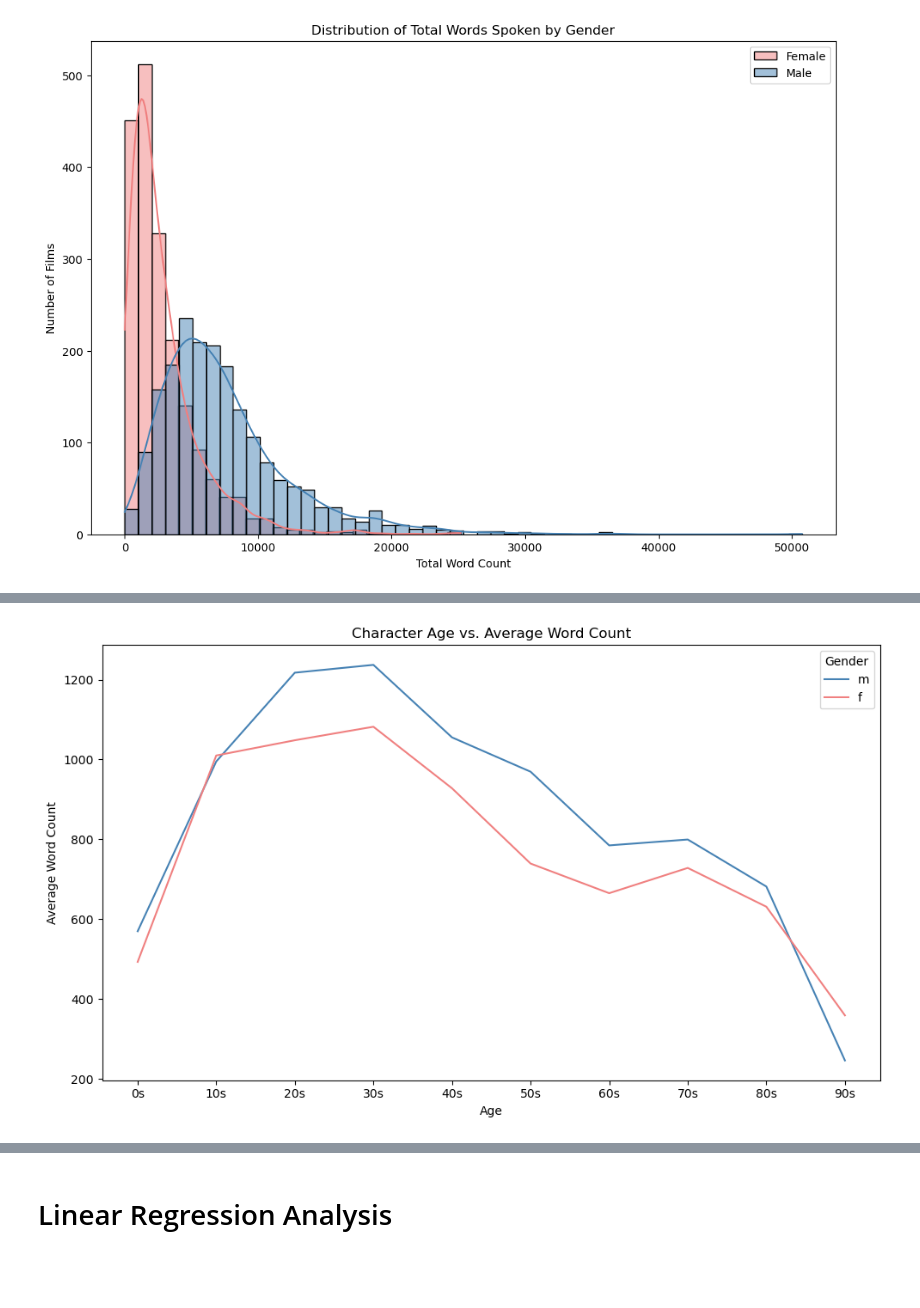
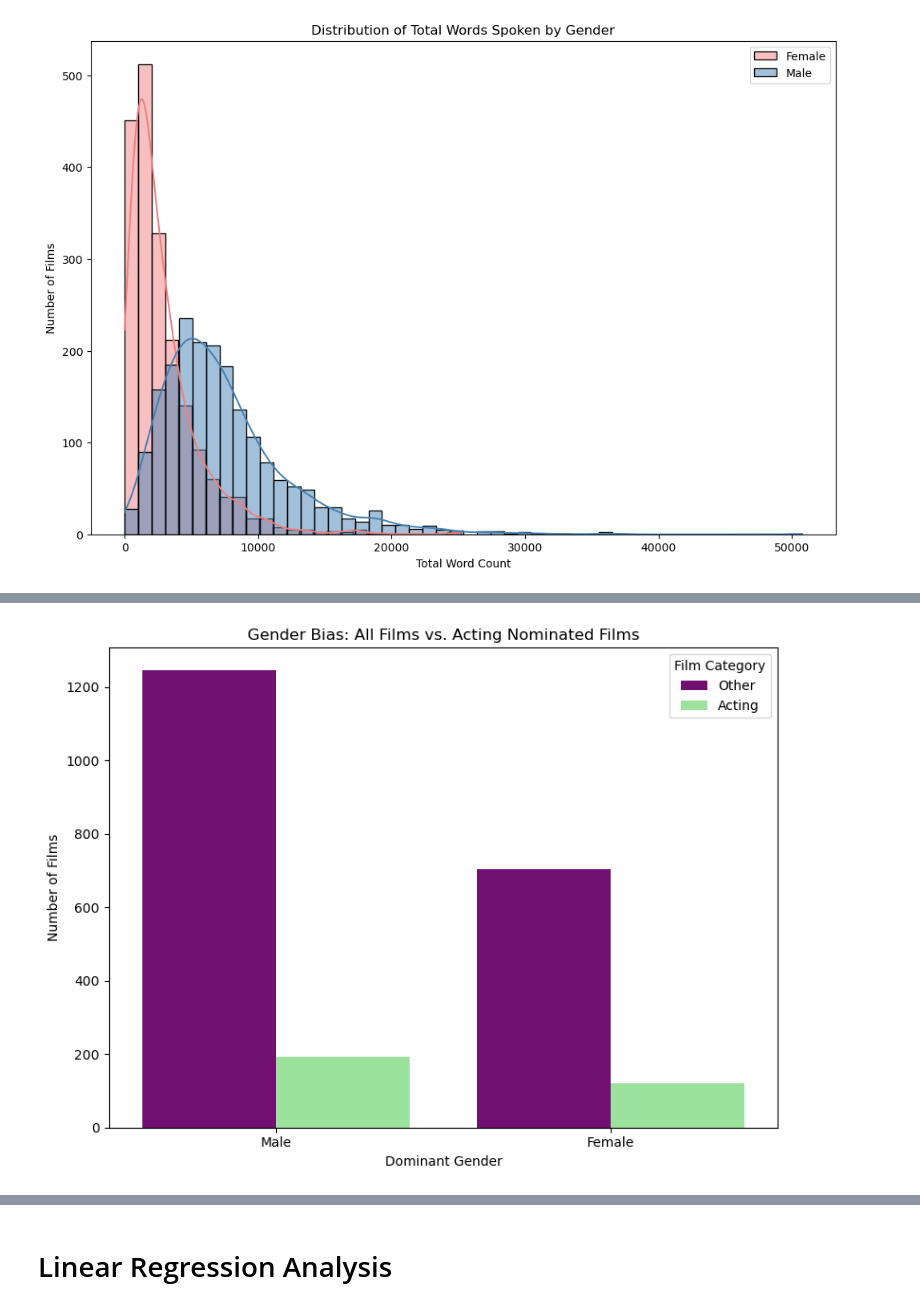
Before and after one commit to stephbc/DATA698_MastersResearchProject, a Jupyter notebook: data1.ipynb, the cells around one changed output, grey strips where cells are left out. Drawn from its saved outputs; the diff is of its cells as text; code cells hidden in the pictures; blank space fills up the shorter version.

```diff
--- a/data1.ipynb
+++ b/data1.ipynb
@@ -270,7 +259,7 @@ print(len(oscars_other))
 # Aggregate
 oscars_summary = oscars_other.groupby(["title", "year"], observed=True).agg(
     total_nominations=("award", lambda x: x.notna().sum()),
-    total_wins=("winner", "sum")
+    total_wins=("winner", lambda x: x.fillna(False).astype(bool).sum())
 ).reset_index()
 
 # Merge back other columns, drop categories
@@ -280,7 +269,6 @@ oscars_summary = oscars_summary.drop(["winner", "award"], axis=1)
 # Handle missing data
 # print(oscars_summary.isnull().sum())
 oscars_summary = oscars_summary.fillna({"total_nominations": 0, "total_wins": 0})
-oscars_summary["nominated"] = np.where(oscars_summary["total_nominations"] > 0, True, False)
 
 # Mark as non-acting
 oscars_summary = oscars_summary.assign(df_type = "Other")
@@ -306,14 +294,22 @@ print(oscars_summary.head())
 # %%
 # Aggregate acting awards separately
 acting_summary = oscars_acting.groupby(["title", "year", "dominant_gender"], observed=True).agg(
-    actor_noms=("award", lambda x: (x.str.contains("ACTOR", case=False)).sum()),
-    actress_noms=("award", lambda x: (x.str.contains("ACTRESS", case=False)).sum()),
-    actor_wins=("winner", lambda x: (
+    actor_nom=("award", lambda x: (x.str.contains("ACTOR", case=False)).sum() > 0),
+    actress_nom=("award", lambda x: (x.str.contains("ACTRESS", case=False)).sum() > 0),
+    actor_win=("winner", lambda x: (
         x & oscars_acting.loc[x.index, "award"].str.contains("ACTOR", case=False, na=False)
-    ).sum()),
-    actress_wins=("winner", lambda x: (
+    ).sum() > 0),
+    actress_win=("winner", lambda x: (
         x & oscars_acting.loc[x.index, "award"].str.contains("ACTRESS", case=False, na=False)
-    ).sum())
+    ).sum() > 0)
+    # actor_noms=("award", lambda x: (x.str.contains("ACTOR", case=False)).sum()),
+    # actress_noms=("award", lambda x: (x.str.contains("ACTRESS", case=False)).sum()),
+    # actor_wins=("winner", lambda x: (
+    #     x & oscars_acting.loc[x.index, "award"].str.contains("ACTOR", case=False, na=False)
+    # ).sum()),
+    # actress_wins=("winner", lambda x: (
+    #     x & oscars_acting.loc[x.index, "award"].str.contains("ACTRESS", case=False, na=False)
+    # ).sum())
 ).reset_index()
 
 # Merge back other columns, drop categories
@@ -483,25 +449,21 @@ plt.show()
-# %%
-# Acting age distributions
-# Aggregate
-bins = np.arange(0, 110, 10)
-labels = [f"{i}s" for i in bins[:-1]]
-age_agg = gender_age.groupby(["gender", pd.cut(gender_age["age"], bins=bins, labels=labels)], observed=True)["words"].mean().reset_index()
-
-plt.figure(figsize=(10, 6))
-sns.lineplot(
-    data=age_agg,
-    x="age",
-    y="words",
-    hue="gender",
-    hue_order=["m", "f"],
-    palette={"m": "steelblue", "f": "lightcoral"}
-)
-
-plt.title("Character Age vs. Average Word Count")
-plt.xlabel("Age")
-plt.ylabel("Average Word Count")
-plt.tight_layout()
-plt.legend(title="Gender")
-plt.show()
-# %% [output]
-[figure, removed]
+# %%
+combined = pd.concat([oscars_summary, acting_summary], ignore_index=True)
+
+plt.figure(figsize=(8, 6))
+sns.countplot(
+    data=combined,
+    x="dominant_gender",
+    hue="df_type",
+    order=["m", "f"],
+    palette={"Other": "purple", "Acting": "lightgreen"}
+)
+
+plt.title("Gender Bias: All Films vs. Acting Nominated Films")
+plt.xlabel("Dominant Gender")
+plt.ylabel("Number of Films")
+plt.xticks([0, 1], ["Male", "Female"])
+plt.legend(title="Film Category")
+plt.tight_layout()
+plt.show()
+# %% [output]
+[figure, added]
```
Also changed, not shown: parts of 29 cells of this notebook, 3 other files.
